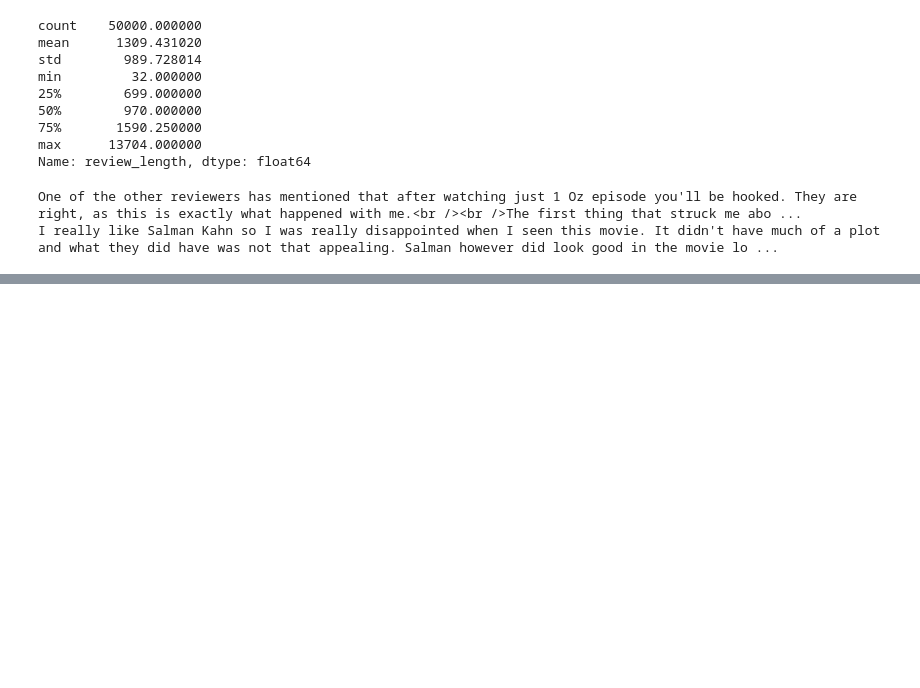
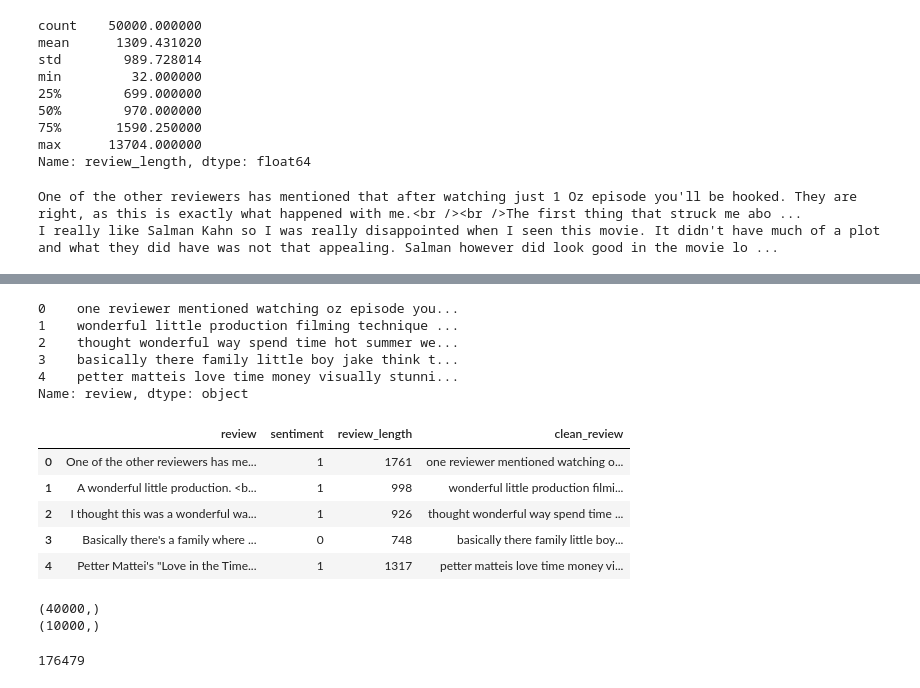
Before and after one commit to Piyushthourani/Sentiment-Analysis-project, a Jupyter notebook: sentiment-analysis.ipynb, the cells around one changed output, grey strips where cells are left out. Drawn from its saved outputs; the diff is of its cells as text; code cells hidden in the pictures; blank space fills up the shorter version.

Commit message:
model training , testing and saved

```diff
--- a/sentiment-analysis.ipynb
+++ b/sentiment-analysis.ipynb
@@ -81,7 +82,7 @@ lemmatizer = WordNetLemmatizer()
 def clean_text(text):
     text=text.lower()
     text=re.sub(r"<.*?>","",text)
-    text=re.translate(str.maketrans("","",string.punctuation))
+    text=text.translate(str.maketrans("","",string.punctuation))
     text=re.sub(r"\d+","",text)
 
     words=text.split()
@@ -93,3 +94,43 @@ def clean_text(text):
     ]
 
     return " ".join(words)
+# %%
+df["review"].head().apply(clean_text)
+# %% [output]
+0    one reviewer mentioned watching oz episode you...
+1    wonderful little production filming technique ...
+2    thought wonderful way spend time hot summer we...
+3    basically there family little boy jake think t...
+4    petter matteis love time money visually stunni...
+Name: review, dtype: object
+# %%
+df["clean_review"] = df["review"].apply(clean_text)
+# %%
+df["sentiment"] = df["sentiment"].map({
+    "positive": 1,
+    "negative": 0
+})
+# %%
+df.head()
+# %% [output]
+|  | review | sentiment | review_length | clean_review |
+| 0 | One of the other reviewers has me... | 1 | 1761 | one reviewer mentioned watching o... |
+| 1 | A wonderful little production. <b... | 1 | 998 | wonderful little production filmi... |
+| 2 | I thought this was a wonderful wa... | 1 | 926 | thought wonderful way spend time ... |
+| 3 | Basically there's a family where ... | 0 | 748 | basically there family little boy... |
+| 4 | Petter Mattei's "Love in the Time... | 1 | 1317 | petter matteis love time money vi... |
+# %%
+from sklearn.model_selection import train_test_split
+
+X = df["clean_review"]
+y = df["sentiment"]
+
+X_train, X_test, y_train, y_test = train_test_split(
+    X, y, test_size=0.2, random_state=42, stratify=y
+)
+
+print(X_train.shape)
+print(X_test.shape)
+# %% [output]
+(40000,)
+(10000,)
@@ -95,0 +146,4 @@ def clean_text(text):
+# %%
+print(len(tokenizer.word_index))
+# %% [output]
+176479
```
Also changed, not shown: parts of 25 cells of this notebook, 4 other files.
